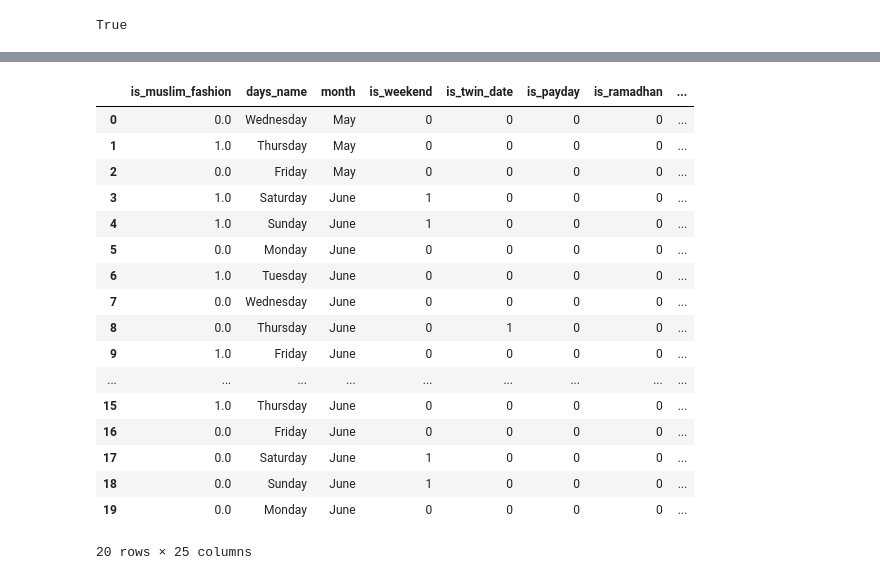
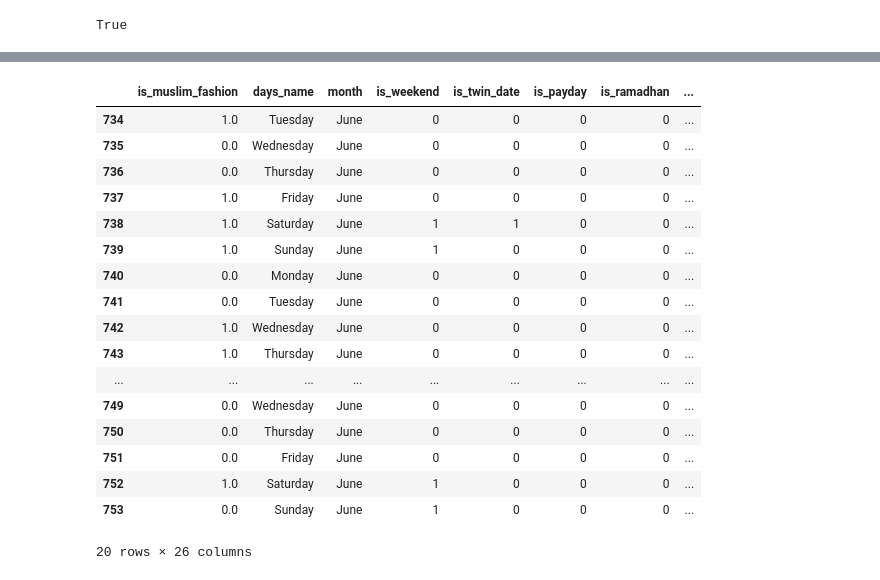
Before and after one commit to giastahmad/lamiah-analytics, a Jupyter notebook: ml_models/train_model.ipynb, the cells around one changed output, grey strips where cells are left out. Cells and saved outputs as stored; diff of their text form; code cells hidden in the pictures.

```diff
--- a/ml_models/train_model.ipynb
+++ b/ml_models/train_model.ipynb
@@ -75,6 +75,7 @@ df = df.fillna({
     "is_muslim_fashion": 0,
 })
 # %%
+df["rolling_mean_3_qty"] = df["quantity"].rolling(window=3, min_periods=1, closed="left").mean()
 df["rolling_mean_7_qty"] = df["quantity"].rolling(window=7, min_periods=1, closed="left").mean()
 df["rolling_mean_14_qty"] = df["quantity"].rolling(window=14, min_periods=1, closed="left").mean()
 df["rolling_mean_30_qty"] = df["quantity"].rolling(window=30, min_periods=1, closed="left").mean()
@@ -305,23 +335,23 @@ memory usage: 133.8 KB
 # %%
-features.head(20)
+features.tail(20)
 # %% [output]
 |  | is_muslim_fashion | days_name | month | is_weekend | is_twin_date | is_payday | is_ramadhan | ... |
-| 0 | 0.0 | Wednesday | May | 0 | 0 | 0 | 0 | ... |
-| 1 | 1.0 | Thursday | May | 0 | 0 | 0 | 0 | ... |
-| 2 | 0.0 | Friday | May | 0 | 0 | 0 | 0 | ... |
-| 3 | 1.0 | Saturday | June | 1 | 0 | 0 | 0 | ... |
-| 4 | 1.0 | Sunday | June | 1 | 0 | 0 | 0 | ... |
-| 5 | 0.0 | Monday | June | 0 | 0 | 0 | 0 | ... |
-| 6 | 1.0 | Tuesday | June | 0 | 0 | 0 | 0 | ... |
-| 7 | 0.0 | Wednesday | June | 0 | 0 | 0 | 0 | ... |
-| 8 | 0.0 | Thursday | June | 0 | 1 | 0 | 0 | ... |
-| 9 | 1.0 | Friday | June | 0 | 0 | 0 | 0 | ... |
+| 734 | 1.0 | Tuesday | June | 0 | 0 | 0 | 0 | ... |
+| 735 | 0.0 | Wednesday | June | 0 | 0 | 0 | 0 | ... |
+| 736 | 0.0 | Thursday | June | 0 | 0 | 0 | 0 | ... |
+| 737 | 1.0 | Friday | June | 0 | 0 | 0 | 0 | ... |
+| 738 | 1.0 | Saturday | June | 1 | 1 | 0 | 0 | ... |
+| 739 | 1.0 | Sunday | June | 1 | 0 | 0 | 0 | ... |
+| 740 | 0.0 | Monday | June | 0 | 0 | 0 | 0 | ... |
+| 741 | 0.0 | Tuesday | June | 0 | 0 | 0 | 0 | ... |
+| 742 | 1.0 | Wednesday | June | 0 | 0 | 0 | 0 | ... |
+| 743 | 1.0 | Thursday | June | 0 | 0 | 0 | 0 | ... |
 | ... | ... | ... | ... | ... | ... | ... | ... | ... |
-| 15 | 1.0 | Thursday | June | 0 | 0 | 0 | 0 | ... |
-| 16 | 0.0 | Friday | June | 0 | 0 | 0 | 0 | ... |
-| 17 | 0.0 | Saturday | June | 1 | 0 | 0 | 0 | ... |
-| 18 | 0.0 | Sunday | June | 1 | 0 | 0 | 0 | ... |
-| 19 | 0.0 | Monday | June | 0 | 0 | 0 | 0 | ... |
+| 749 | 0.0 | Wednesday | June | 0 | 0 | 0 | 0 | ... |
+| 750 | 0.0 | Thursday | June | 0 | 0 | 0 | 0 | ... |
+| 751 | 0.0 | Friday | June | 0 | 0 | 0 | 0 | ... |
+| 752 | 1.0 | Saturday | June | 1 | 0 | 0 | 0 | ... |
+| 753 | 0.0 | Sunday | June | 1 | 0 | 0 | 0 | ... |
-20 rows × 25 columns
+20 rows × 26 columns
 # %%
 joblib.dump(best_model, "saved_models/champion_model.pkl")
```
Also changed, not shown: parts of 9 cells of this notebook, 4 other files.
